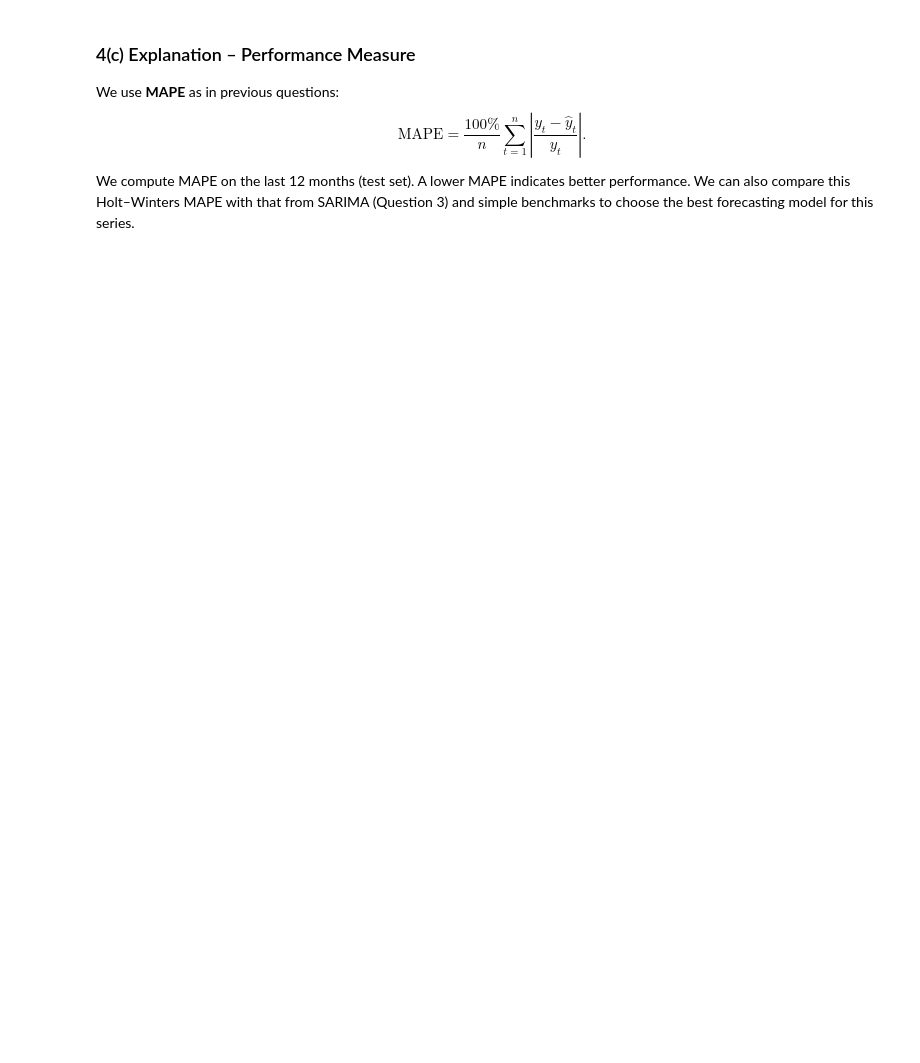
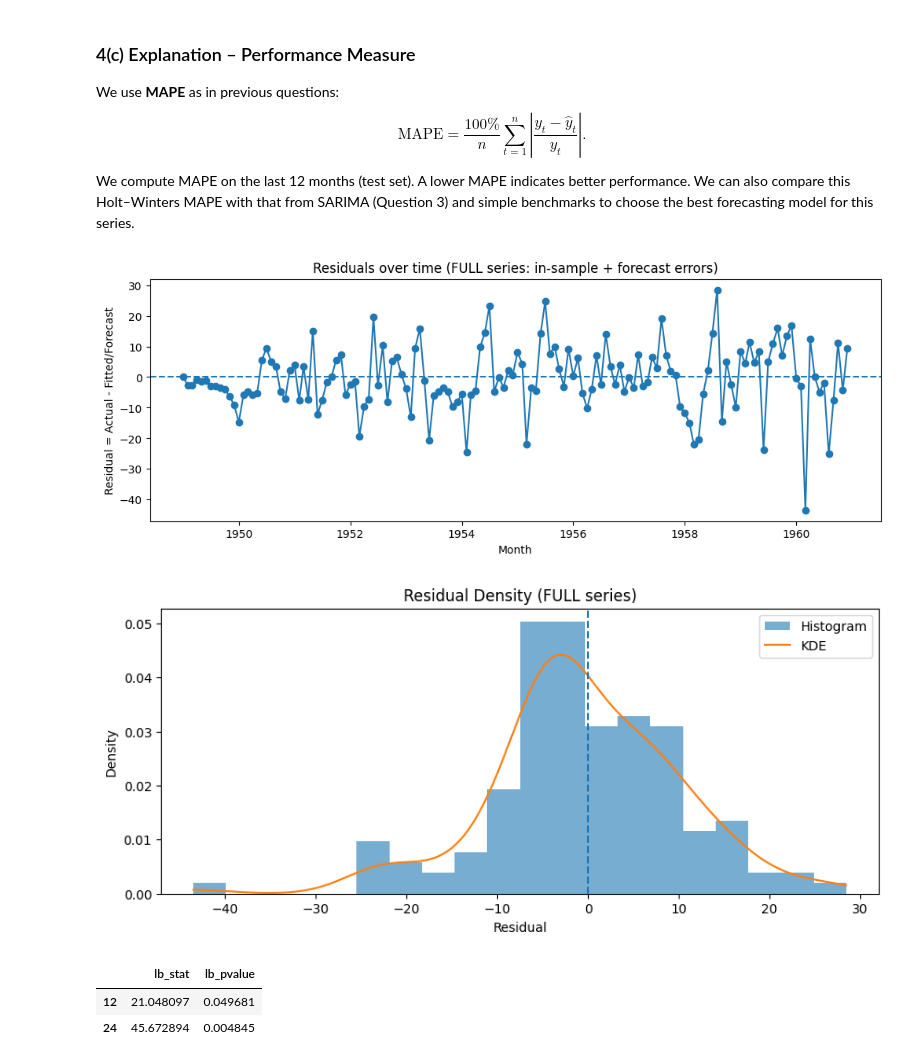
Before and after one commit to ApraxiaTM/Final_Data_Mining_Project, a Jupyter notebook: Question4_airpassengers_ExponentialSmoothing.ipynb, the cells around one changed output. Cells and saved outputs as stored; diff of their text form; code cells hidden in the pictures; blank space fills up the shorter version.

```diff
--- a/Question4_airpassengers_ExponentialSmoothing.ipynb
+++ b/Question4_airpassengers_ExponentialSmoothing.ipynb
@@ -137,3 +137,65 @@ $$ \text{MAPE} = \frac{100\%}{n} \sum_{t=1}^n \left| \frac{y_t - \hat{y}_t}{y_t}
 We compute MAPE on the last 12 months (test set). A lower MAPE indicates better performance. We can also compare
 this Holt–Winters MAPE with that from SARIMA (Question 3) and simple benchmarks to choose the best forecasting
 model for this series.
+# %%
+# 4(d) – Residual diagnostics on the FULL dataset (train + test)
+
+import pandas as pd
+import numpy as np
+import matplotlib.pyplot as plt
+from statsmodels.stats.diagnostic import acorr_ljungbox
+from scipy.stats import gaussian_kde
+
+# 1) Build residuals for TRAIN (in-sample fit)
+# hw_model was fitted on `train` in 4(b)
+fitted_train = pd.Series(hw_model.fittedvalues, index=train.index)
+resid_train = train - fitted_train
+
+# 2) Build residuals for TEST (forecast errors)
+# hw_forecast was generated in 4(b)
+hw_forecast = pd.Series(hw_forecast, index=test.index)
+resid_test = test - hw_forecast
+
+# 3) Combine to cover ALL observations in the CSV
+residuals_all = pd.concat([resid_train, resid_test]).sort_index()
+residuals_all.name = "residual"
+residuals_all.head(), residuals_all.tail()
+
+# ---- Plot residuals over time (FULL series) ----
+plt.figure(figsize=(12,4))
+plt.plot(residuals_all.index, residuals_all, marker='o', linestyle='-')
+plt.axhline(0, linestyle='--')
+plt.title('Residuals over time (FULL series: in-sample + forecast errors)')
+plt.xlabel('Month')
+plt.ylabel('Residual = Actual - Fitted/Forecast')
+plt.show()
+
+# ---- Residual density (Histogram + KDE) ----
+vals = residuals_all.dropna().values
+
+plt.figure(figsize=(10,4))
+plt.hist(vals, bins=20, density=True, alpha=0.6, label='Histogram')
+
+kde = gaussian_kde(vals)
+xs = np.linspace(vals.min(), vals.max(), 300)
+plt.plot(xs, kde(xs), label='KDE')
+
+plt.axvline(0, linestyle='--')
+plt.title('Residual Density (FULL series)')
+plt.xlabel('Residual')
+plt.ylabel('Density')
+plt.legend()
+plt.show()
+
+# ---- Ljung–Box test (autocorrelation in residuals) ----
+# H0: residuals are independent (no autocorrelation)
+# If p-value > 0.05 -> fail to reject H0 -> residuals look like white noise (good)
+
+lb = acorr_ljungbox(residuals_all.dropna(), lags=[12, 24], return_df=True)
+lb
+# %% [output]
+[figure, added]
+[figure, added]
+|  | lb_stat | lb_pvalue |
+| 12 | 21.048097 | 0.049681 |
+| 24 | 45.672894 | 0.004845 |
```
Also changed, not shown: parts of 2 cells of this notebook, 1 other file.
